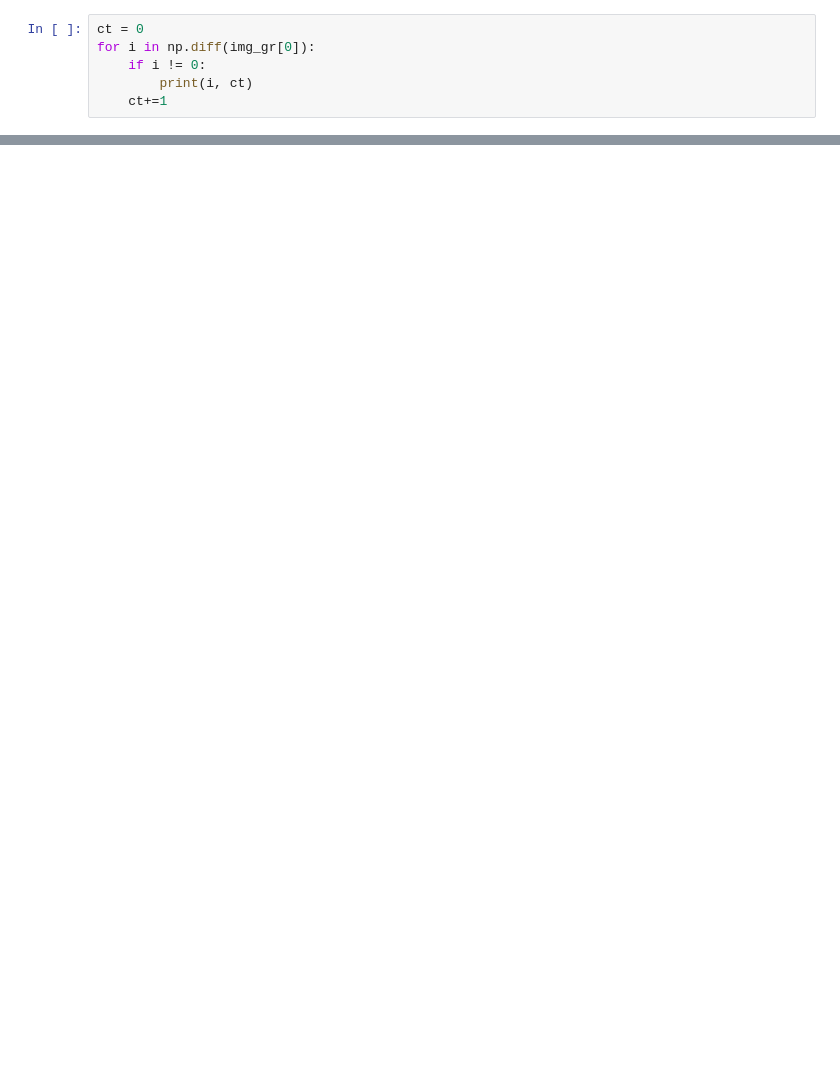
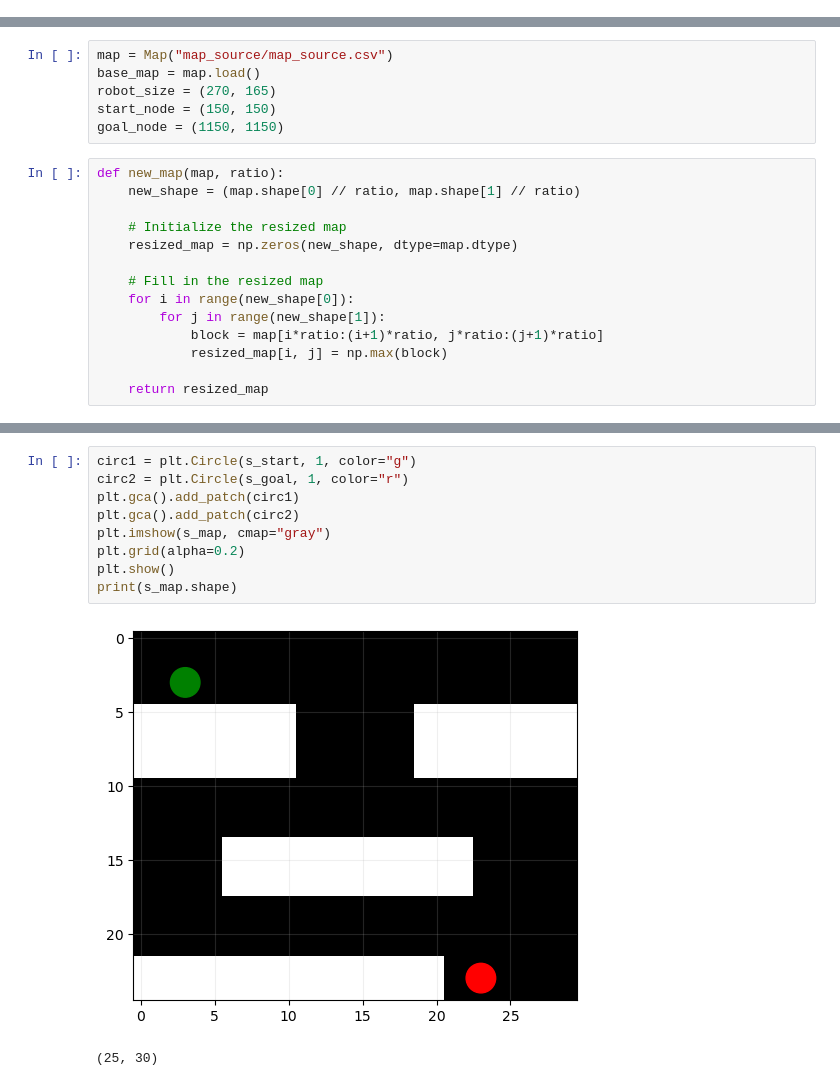
Before and after one commit to jmilliaan/igp-amr, a Jupyter notebook: src/map_processing.ipynb, the cells around one changed output, grey strips where cells are left out. Saved outputs shown, nothing was run; the diff lists cells and outputs as text; blank space fills up the shorter version.

```diff
--- a/src/map_processing.ipynb
+++ b/src/map_processing.ipynb
@@ -41,6 +4,0 @@ array([[254, 254, 254, ..., 254, 254, 254],
-# %%
-ct = 0
-for i in np.diff(img_gr[0]):
-    if i != 0:
-        print(i, ct)
-    ct+=1
@@ -74,0 +32,20 @@ np.savetxt("map_source.csv", scaled_img, delimiter=",")
+# %%
+map = Map("map_source/map_source.csv")
+base_map = map.load()
+robot_size = (270, 165)
+start_node = (150, 150)
+goal_node = (1150, 1150)
+# %%
+def new_map(map, ratio):
+    new_shape = (map.shape[0] // ratio, map.shape[1] // ratio)
+
+    # Initialize the resized map
+    resized_map = np.zeros(new_shape, dtype=map.dtype)
+
+    # Fill in the resized map
+    for i in range(new_shape[0]):
+        for j in range(new_shape[1]):
+            block = map[i*ratio:(i+1)*ratio, j*ratio:(j+1)*ratio]
+            resized_map[i, j] = np.max(block)
+
+    return resized_map
@@ -74,0 +59,12 @@ np.savetxt("map_source.csv", scaled_img, delimiter=",")
+# %%
+circ1 = plt.Circle(s_start, 1, color="g")
+circ2 = plt.Circle(s_goal, 1, color="r")
+plt.gca().add_patch(circ1)
+plt.gca().add_patch(circ2)
+plt.imshow(s_map, cmap="gray")
+plt.grid(alpha=0.2)
+plt.show()
+print(s_map.shape)
+# %% [output]
+[figure, added]
+(25, 30)
```
Also changed, not shown: parts of 23 cells of this notebook, 9 other files.
